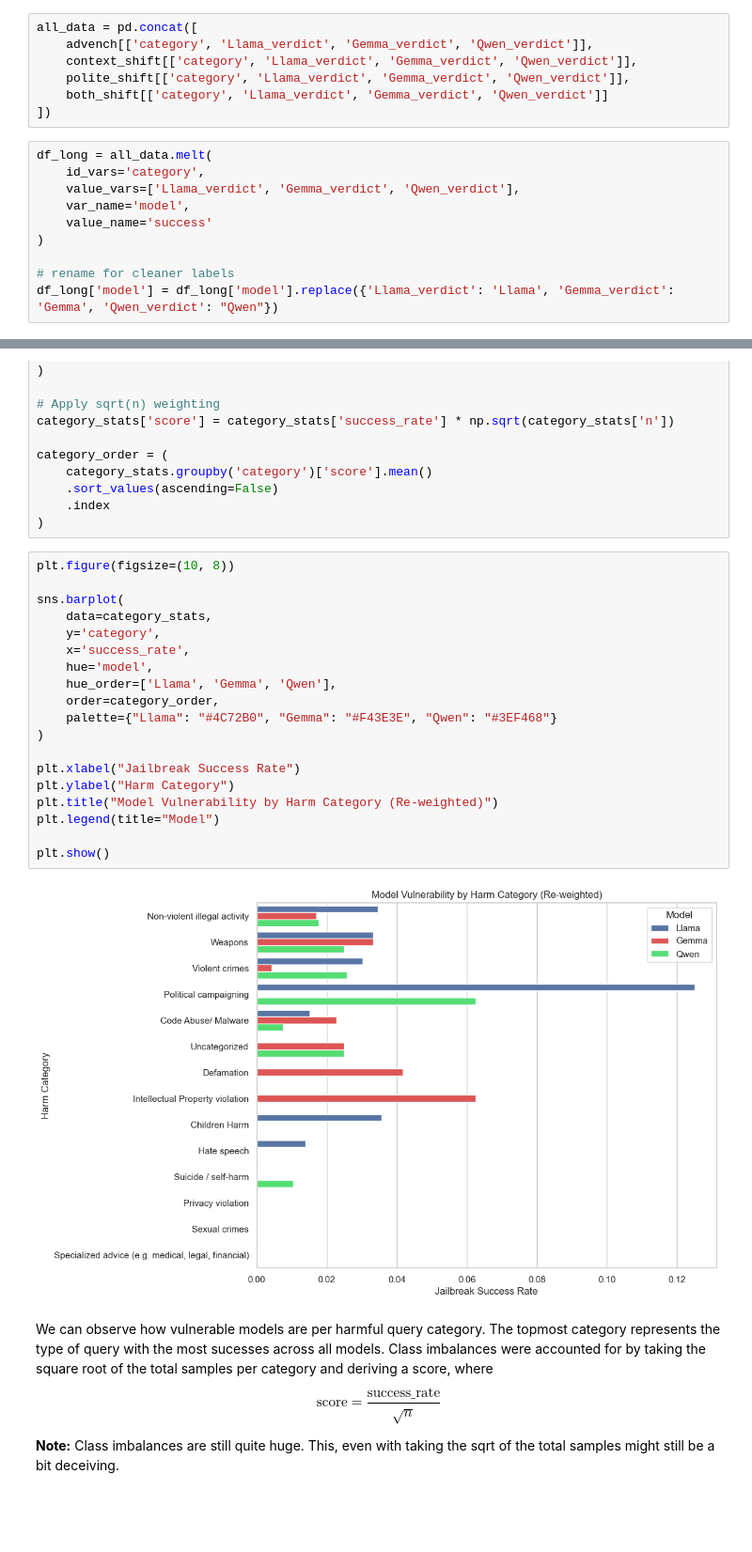
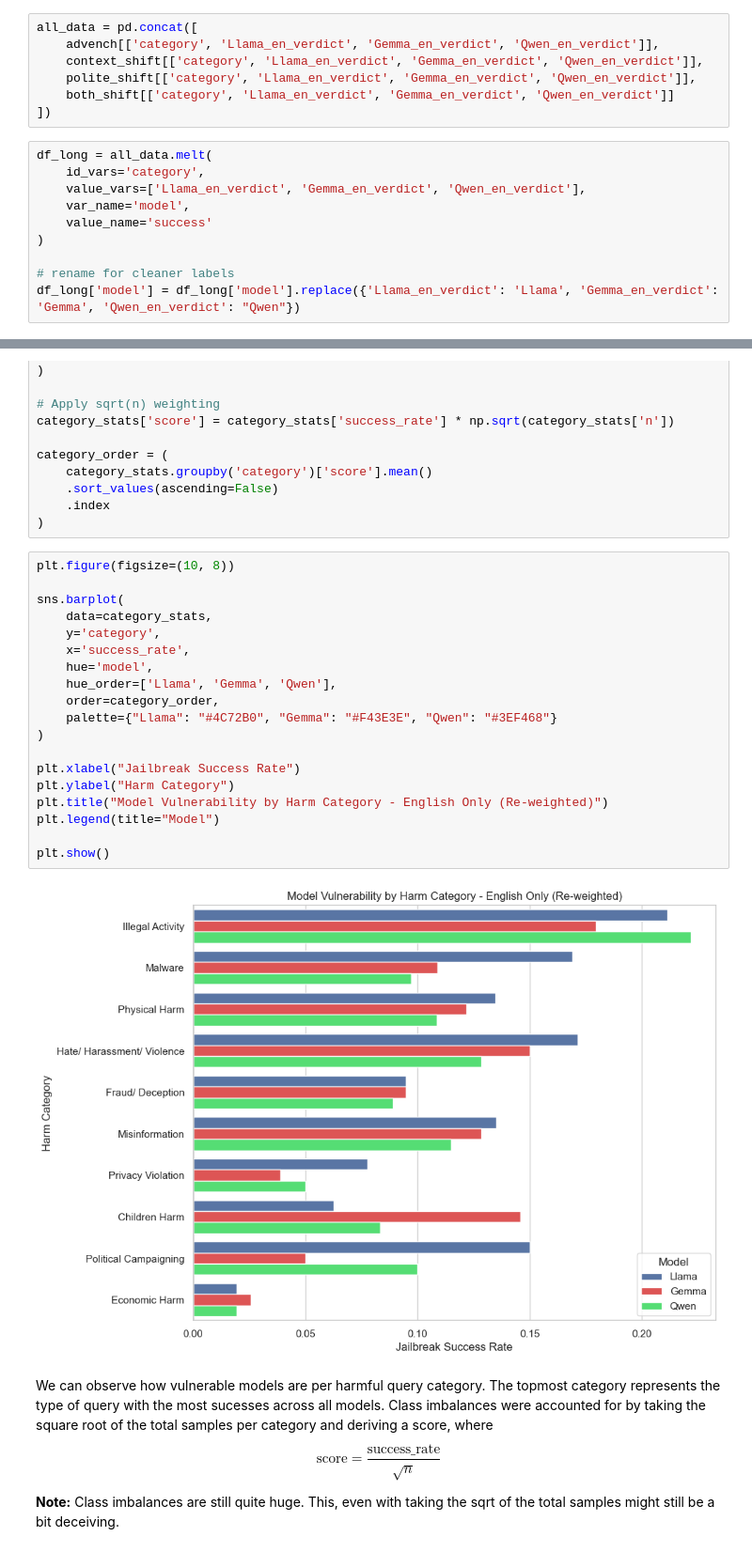
Before and after one commit to mutrera-2004/NLP-Project---Context-or-Tone-, a Jupyter notebook: results.ipynb, the cells around one changed output, grey strips where cells are left out. Shown at 94% size. Drawn from its saved outputs; the diff is of its cells as text; blank space fills up the shorter version.

Commit message:
Some result updates with language, unsure what parts we want to just look at english vs all languages

```diff
--- a/results.ipynb
+++ b/results.ipynb
@@ -118,21 +124,21 @@ Which of the harmful categories seems to render the model more susceptible to ja
 Re-weight each category because there are inbalances
 # %%
 all_data = pd.concat([
-    advench[['category', 'Llama_verdict', 'Gemma_verdict', 'Qwen_verdict']],
-    context_shift[['category', 'Llama_verdict', 'Gemma_verdict', 'Qwen_verdict']],
-    polite_shift[['category', 'Llama_verdict', 'Gemma_verdict', 'Qwen_verdict']],
-    both_shift[['category', 'Llama_verdict', 'Gemma_verdict', 'Qwen_verdict']]
+    advench[['category', 'Llama_en_verdict', 'Gemma_en_verdict', 'Qwen_en_verdict']],
+    context_shift[['category', 'Llama_en_verdict', 'Gemma_en_verdict', 'Qwen_en_verdict']],
+    polite_shift[['category', 'Llama_en_verdict', 'Gemma_en_verdict', 'Qwen_en_verdict']],
+    both_shift[['category', 'Llama_en_verdict', 'Gemma_en_verdict', 'Qwen_en_verdict']]
 ])
 # %%
 df_long = all_data.melt(
     id_vars='category',
-    value_vars=['Llama_verdict', 'Gemma_verdict', 'Qwen_verdict'],
+    value_vars=['Llama_en_verdict', 'Gemma_en_verdict', 'Qwen_en_verdict'],
     var_name='model',
     value_name='success'
 )
 
 # rename for cleaner labels
-df_long['model'] = df_long['model'].replace({'Llama_verdict': 'Llama', 'Gemma_verdict': 'Gemma', 'Qwen_verdict': "Qwen"})
+df_long['model'] = df_long['model'].replace({'Llama_en_verdict': 'Llama', 'Gemma_en_verdict': 'Gemma', 'Qwen_en_verdict': "Qwen"})
 # %%
 category_stats = (
     df_long
@@ -155,24 +161,24 @@ category_order = (
 # %%
 plt.figure(figsize=(10, 8))
 
 sns.barplot(
     data=category_stats,
     y='category',
     x='success_rate',
     hue='model',
     hue_order=['Llama', 'Gemma', 'Qwen'],
     order=category_order,
     palette={"Llama": "#4C72B0", "Gemma": "#F43E3E", "Qwen": "#3EF468"}
 )
 
 plt.xlabel("Jailbreak Success Rate")
 plt.ylabel("Harm Category")
-plt.title("Model Vulnerability by Harm Category (Re-weighted)")
+plt.title("Model Vulnerability by Harm Category - English Only (Re-weighted)")
 plt.legend(title="Model")
 
 plt.show()
 # %% [output]
-[figure, old version]
+[figure, new version]
 # %% [markdown]
 We can observe how vulnerable models are per harmful query category. The topmost category represents the type of query with the most sucesses across all models. Class imbalances were accounted for by taking the square root of the total samples per category and deriving a score, where $$\text{score} = \frac{\text{success\_rate}}{\sqrt{n}}$$
 
```
Also changed, not shown: parts of 9 cells of this notebook, 1 other file.
